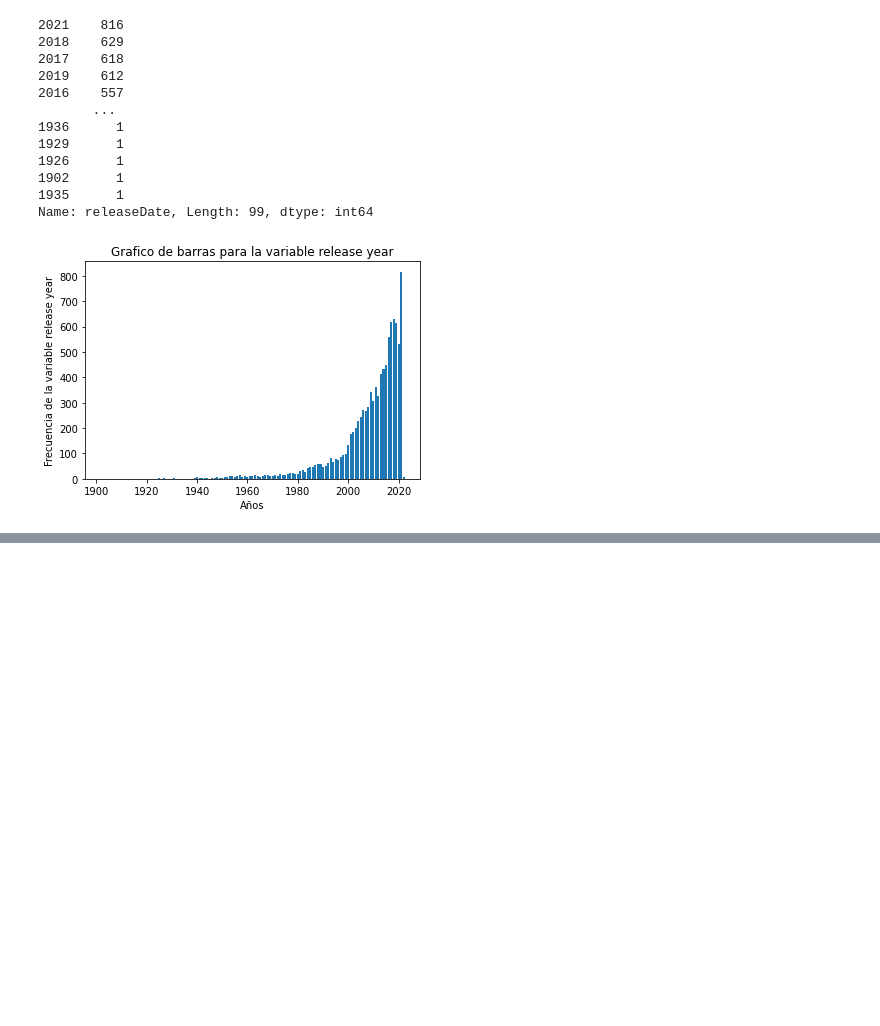
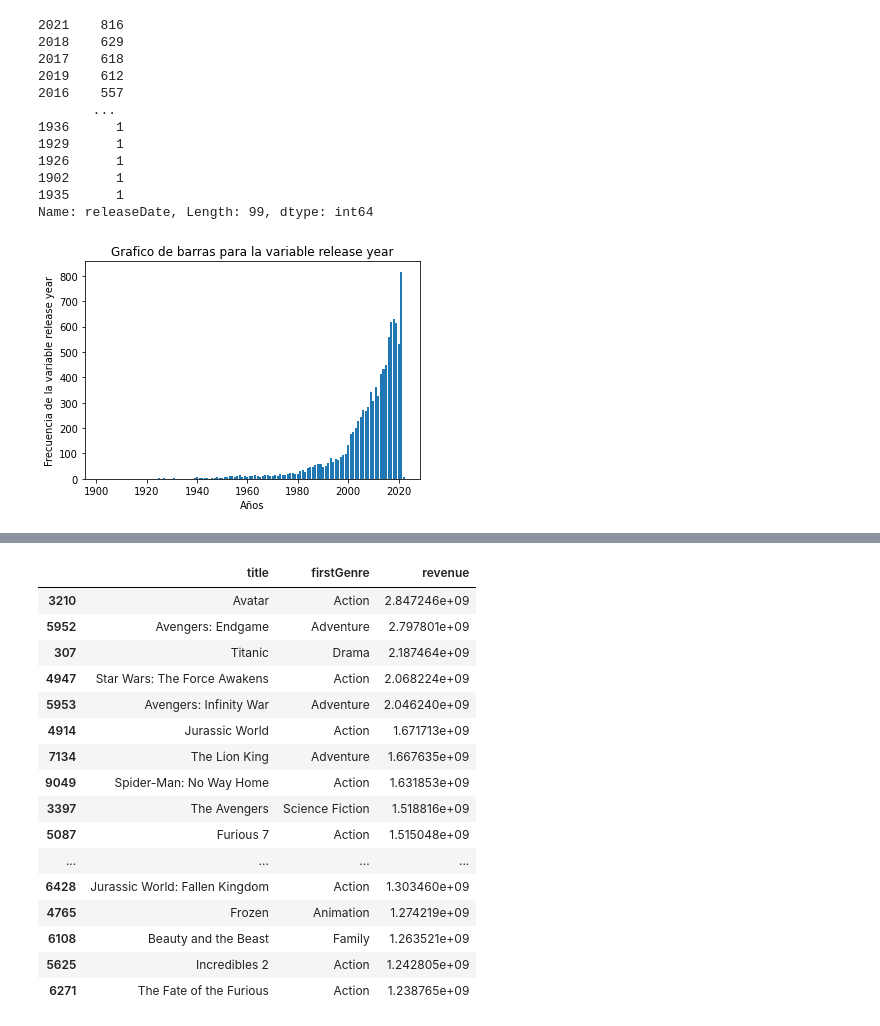
Before and after one commit to raulangelj/HT1_ANALISIS_EXPLORATORIO, a Jupyter notebook: HT1_ANALISIS_EXPLORATORIO.ipynb, the cells around one changed output, grey strips where cells are left out. Saved outputs shown, nothing was run; the diff lists cells and outputs as text; code cells hidden in the pictures; blank space fills up the shorter version.

```diff
--- a/HT1_ANALISIS_EXPLORATORIO.ipynb
+++ b/HT1_ANALISIS_EXPLORATORIO.ipynb
@@ -503,0 +510,21 @@ plt.show()
+# %%
+moreRevenue = movies.sort_values('revenue', ascending=False)[['title', 'firstGenre', 'revenue']].head(20)
+moreRevenue
+# %% [output]
+|  | title | firstGenre | revenue |
+| 3210 | Avatar | Action | 2.847246e+09 |
+| 5952 | Avengers: Endgame | Adventure | 2.797801e+09 |
+| 307 | Titanic | Drama | 2.187464e+09 |
+| 4947 | Star Wars: The Force Awakens | Action | 2.068224e+09 |
+| 5953 | Avengers: Infinity War | Adventure | 2.046240e+09 |
+| 4914 | Jurassic World | Action | 1.671713e+09 |
+| 7134 | The Lion King | Adventure | 1.667635e+09 |
+| 9049 | Spider-Man: No Way Home | Action | 1.631853e+09 |
+| 3397 | The Avengers | Science Fiction | 1.518816e+09 |
+| 5087 | Furious 7 | Action | 1.515048e+09 |
+| ... | ... | ... | ... |
+| 6428 | Jurassic World: Fallen Kingdom | Action | 1.303460e+09 |
+| 4765 | Frozen | Animation | 1.274219e+09 |
+| 6108 | Beauty and the Beast | Family | 1.263521e+09 |
+| 5625 | Incredibles 2 | Action | 1.242805e+09 |
+| 6271 | The Fate of the Furious | Action | 1.238765e+09 |
```
Also changed, not shown: parts of 11 cells of this notebook.
